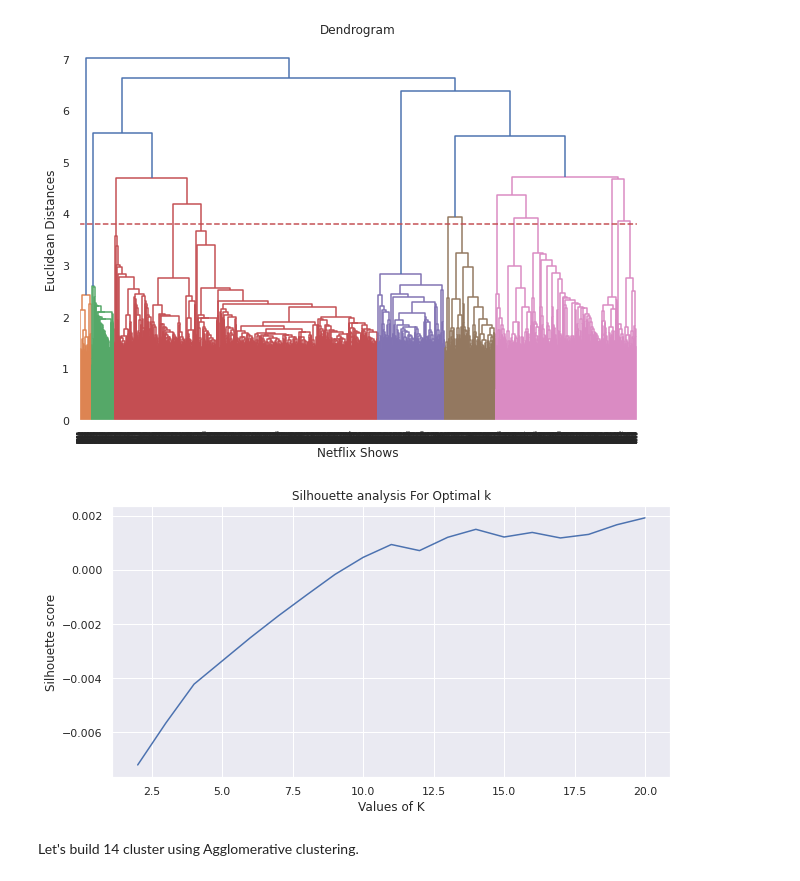
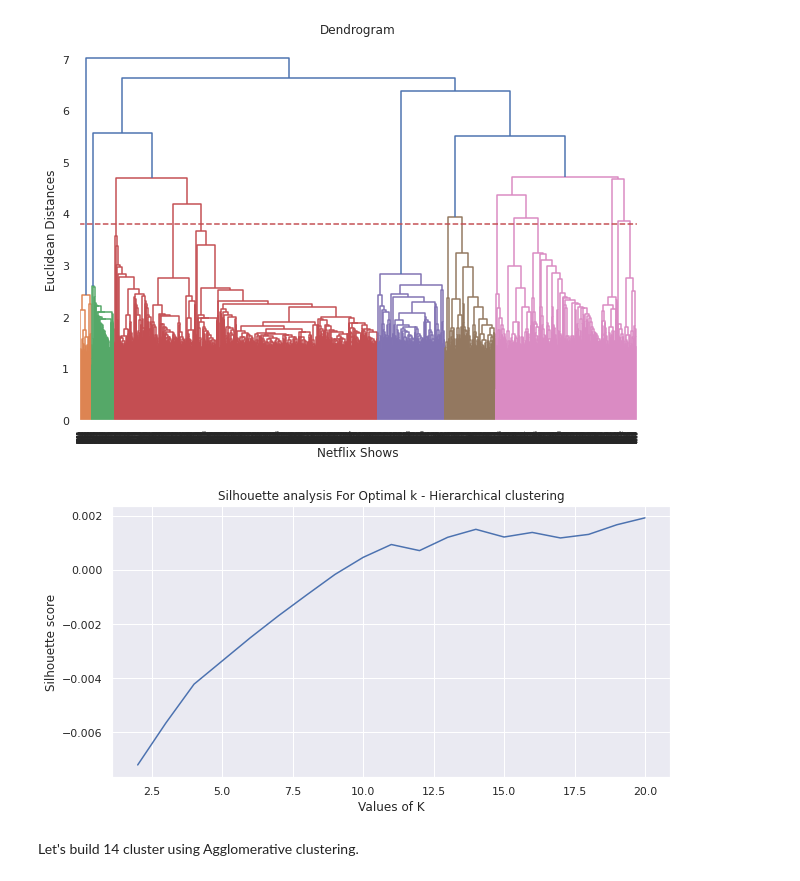
Before and after one commit to shaloy-lewis/Netflix_movies_and_tv_shows_clustering, a Jupyter notebook: Netflix_Movies_and_TV_Shows_Clustering_Shaloy_Lewis.ipynb, the cells around one changed output. Saved outputs shown, nothing was run; the diff lists cells and outputs as text; code cells hidden in the pictures.

```diff
--- a/Netflix_Movies_and_TV_Shows_Clustering_Shaloy_Lewis.ipynb
+++ b/Netflix_Movies_and_TV_Shows_Clustering_Shaloy_Lewis.ipynb
@@ -992,23 +1009,23 @@ plt.axhline(y= 3.8, color='r', linestyle='--')
 # %%
 range_n_clusters = range(2,21)
 hie_silhouette_avg = []
 for num_clusters in range_n_clusters:
   # initialize
   hie = AgglomerativeClustering(n_clusters=num_clusters, affinity='euclidean', linkage='ward')
   hie.fit(x_pca)
   cluster_labels = hie.labels_
 
   # silhouette score
   hie_silhouette_avg.append(silhouette_score(x_pca, cluster_labels))
 
 plt.figure(figsize=(10,5))
 plt.plot(range_n_clusters,hie_silhouette_avg)
 plt.xlabel('Values of K')
 plt.ylabel('Silhouette score')
-plt.title('Silhouette analysis For Optimal k')
+plt.title('Silhouette analysis For Optimal k - Hierarchical clustering')
 plt.show()
 # %% [output]
-[figure, old version]
+[figure, new version]
 # %% [markdown]
 Let's build 14 cluster using Agglomerative clustering.
 # %%
```
Also changed, not shown: parts of 27 cells of this notebook.
